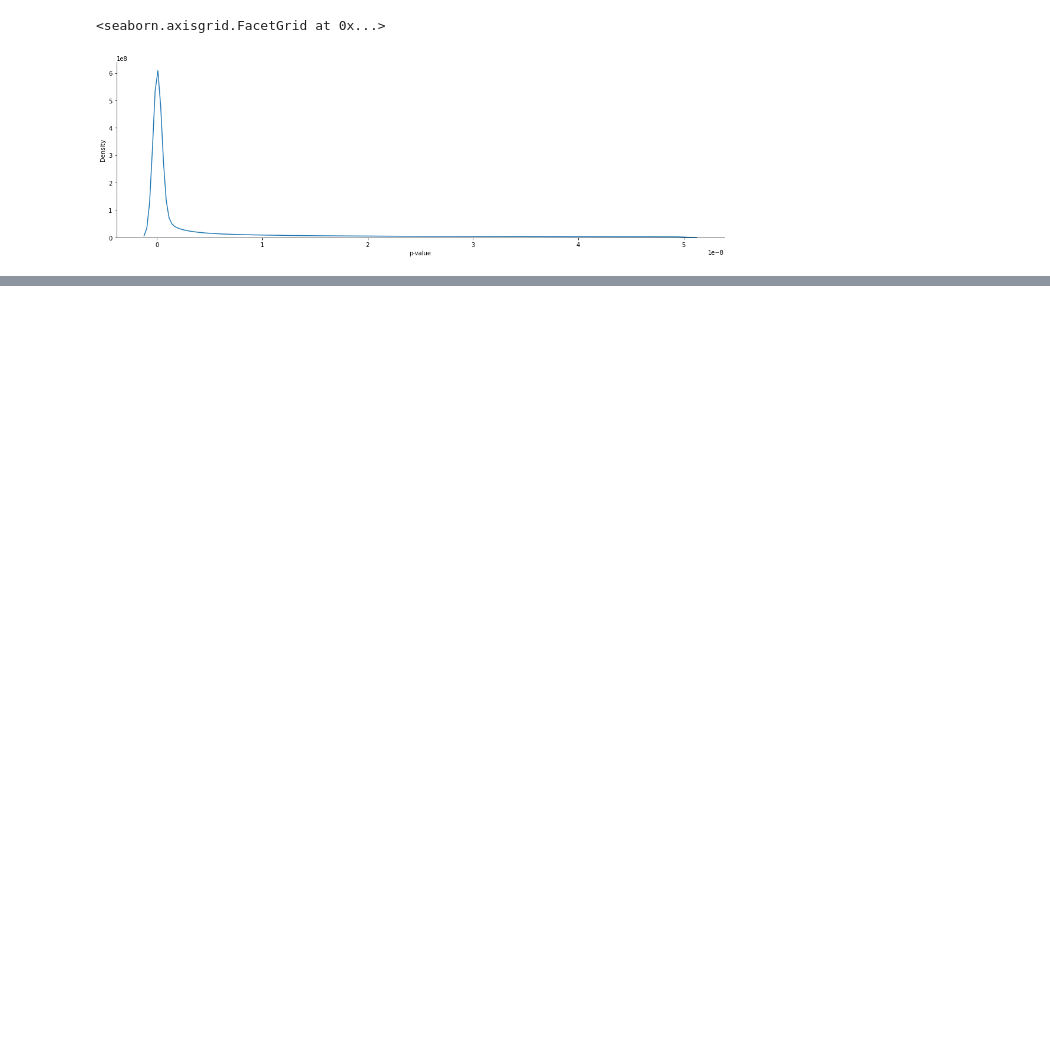
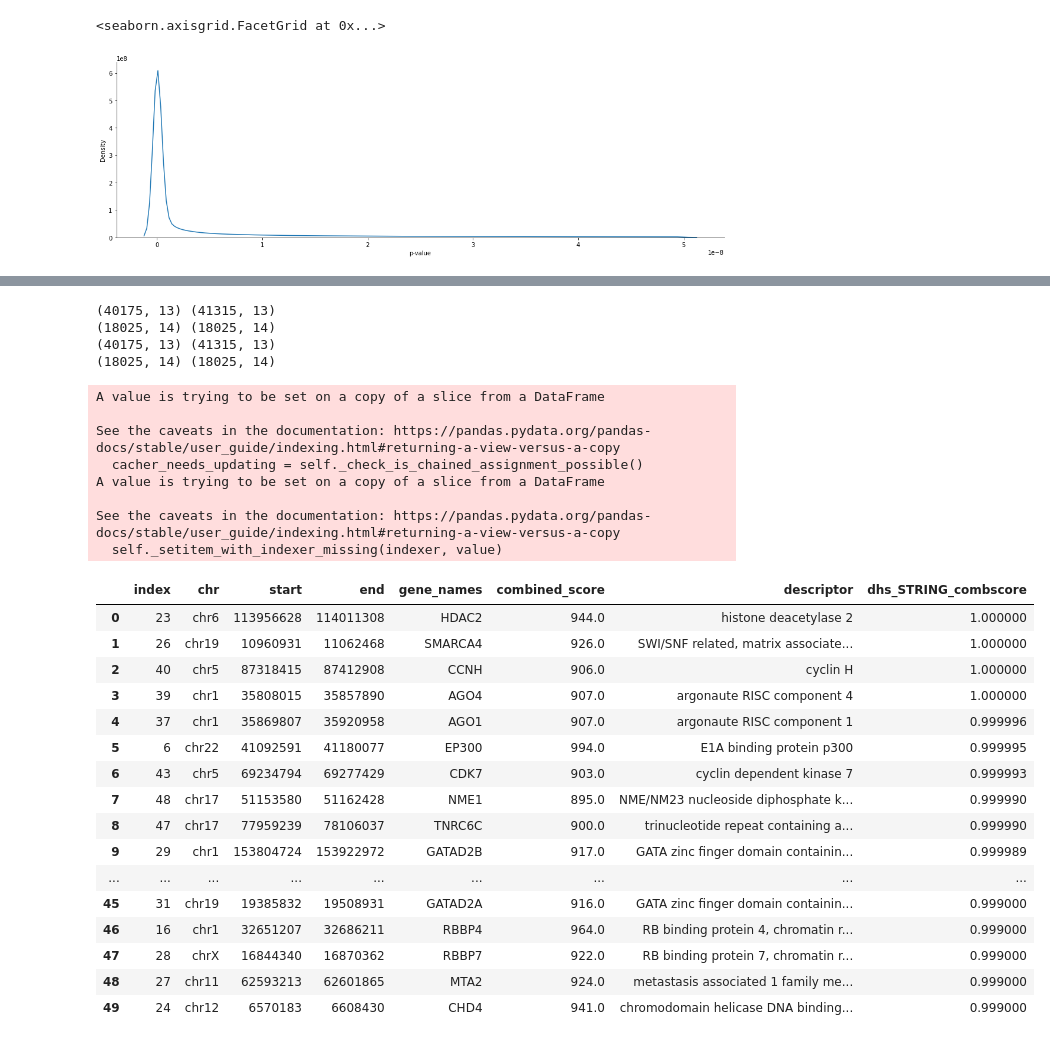
Before and after one commit to meuleman/gilbertAPI, a Jupyter notebook: externalresources/code/cross_category_scoring.ipynb, the cells around one changed output, grey strips where cells are left out. Cells and saved outputs as stored; diff of their text form; code cells hidden in the pictures; blank space fills up the shorter version.

```diff
--- a/externalresources/code/cross_category_scoring.ipynb
+++ b/externalresources/code/cross_category_scoring.ipynb
@@ -679,0 +672,11 @@ sns.displot(snp_df['p-value'], kind = 'kde', height=5, aspect=3)
+# %%
+start = 'chrX 48781572'
+end = 'chrX 48787572'
+
+hg38_gene_ranges_fn = open('../data/hg38_gene_ranges.pkl', "rb")
+hg38_gene_ranges = pickle.load(hg38_gene_ranges_fn)
+# %%
+dhs_list = findNearestDHS(start)
+gene_list = findNearestGene(start, hg38_gene_ranges)
+print(dhs_list)
+print(gene_list)
@@ -679,0 +695,3 @@ sns.displot(snp_df['p-value'], kind = 'kde', height=5, aspect=3)
+# %%
+gene_associations = getGeneAssociations(gene_list)
+gene_associations
@@ -679,0 +814,4 @@ sns.displot(snp_df['p-value'], kind = 'kde', height=5, aspect=3)
+# %%
+bytestore_scores = pd.read_csv('../output/hg38_GATA1-5kb-1kb_2022-02-14_bytestore-scores.bed', delimiter='\t', header=None)
+bytestore_scores = bytestore_scores.rename(columns = {0:'first_chrm', 1:'first_start', 2:'first_end', 3:'second_chrm', 4:'second_start', 5:'second_end', 6:'bytestore_score'})
+bytestore_scores
@@ -679,0 +1017,32 @@ sns.displot(snp_df['p-value'], kind = 'kde', height=5, aspect=3)
+# %%
+getCombinedScore('GATA1', bytestore_scores_fn)
+# %% [output]
+(40175, 13) (41315, 13)
+(18025, 14) (18025, 14)
+(40175, 13) (41315, 13)
+(18025, 14) (18025, 14)
+A value is trying to be set on a copy of a slice from a DataFrame
+
+See the caveats in the documentation: https://pandas.pydata.org/pandas-docs/stable/user_guide/indexing.html#returning-a-view-versus-a-copy
+  cacher_needs_updating = self._check_is_chained_assignment_possible()
+A value is trying to be set on a copy of a slice from a DataFrame
+
+See the caveats in the documentation: https://pandas.pydata.org/pandas-docs/stable/user_guide/indexing.html#returning-a-view-versus-a-copy
+  self._setitem_with_indexer_missing(indexer, value)
+|  | index | chr | start | end | gene_names | combined_score | descriptor | dhs_STRING_combscore |
+| 0 | 23 | chr6 | 113956628 | 114011308 | HDAC2 | 944.0 | histone deacetylase 2 | 1.000000 |
+| 1 | 26 | chr19 | 10960931 | 11062468 | SMARCA4 | 926.0 | SWI/SNF related, matrix associate... | 1.000000 |
+| 2 | 40 | chr5 | 87318415 | 87412908 | CCNH | 906.0 | cyclin H | 1.000000 |
+| 3 | 39 | chr1 | 35808015 | 35857890 | AGO4 | 907.0 | argonaute RISC component 4 | 1.000000 |
+| 4 | 37 | chr1 | 35869807 | 35920958 | AGO1 | 907.0 | argonaute RISC component 1 | 0.999996 |
+| 5 | 6 | chr22 | 41092591 | 41180077 | EP300 | 994.0 | E1A binding protein p300 | 0.999995 |
+| 6 | 43 | chr5 | 69234794 | 69277429 | CDK7 | 903.0 | cyclin dependent kinase 7 | 0.999993 |
+| 7 | 48 | chr17 | 51153580 | 51162428 | NME1 | 895.0 | NME/NM23 nucleoside diphosphate k... | 0.999990 |
+| 8 | 47 | chr17 | 77959239 | 78106037 | TNRC6C | 900.0 | trinucleotide repeat containing a... | 0.999990 |
+| 9 | 29 | chr1 | 153804724 | 153922972 | GATAD2B | 917.0 | GATA zinc finger domain containin... | 0.999989 |
+| ... | ... | ... | ... | ... | ... | ... | ... | ... |
+| 45 | 31 | chr19 | 19385832 | 19508931 | GATAD2A | 916.0 | GATA zinc finger domain containin... | 0.999000 |
+| 46 | 16 | chr1 | 32651207 | 32686211 | RBBP4 | 964.0 | RB binding protein 4, chromatin r... | 0.999000 |
+| 47 | 28 | chrX | 16844340 | 16870362 | RBBP7 | 922.0 | RB binding protein 7, chromatin r... | 0.999000 |
+| 48 | 27 | chr11 | 62593213 | 62601865 | MTA2 | 924.0 | metastasis associated 1 family me... | 0.999000 |
+| 49 | 24 | chr12 | 6570183 | 6608430 | CHD4 | 941.0 | chromodomain helicase DNA binding... | 0.999000 |
```
Also changed, not shown: parts of 20 cells of this notebook.
